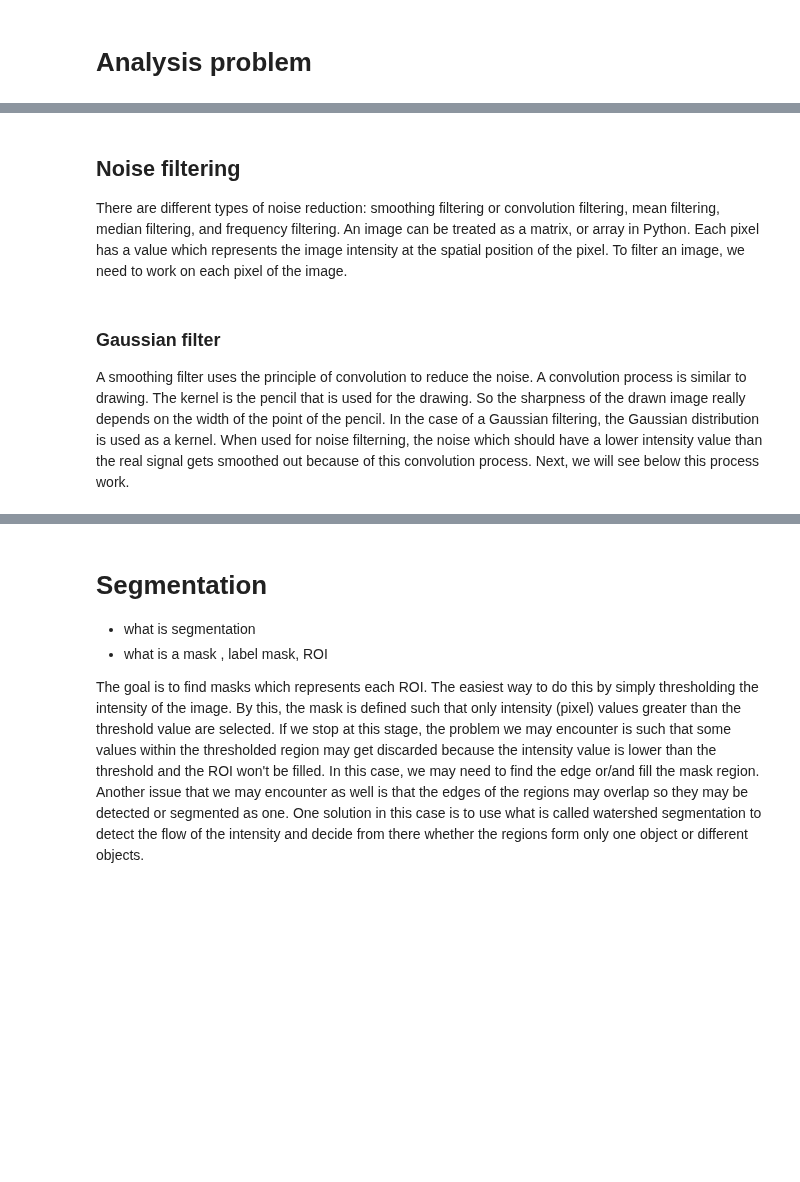
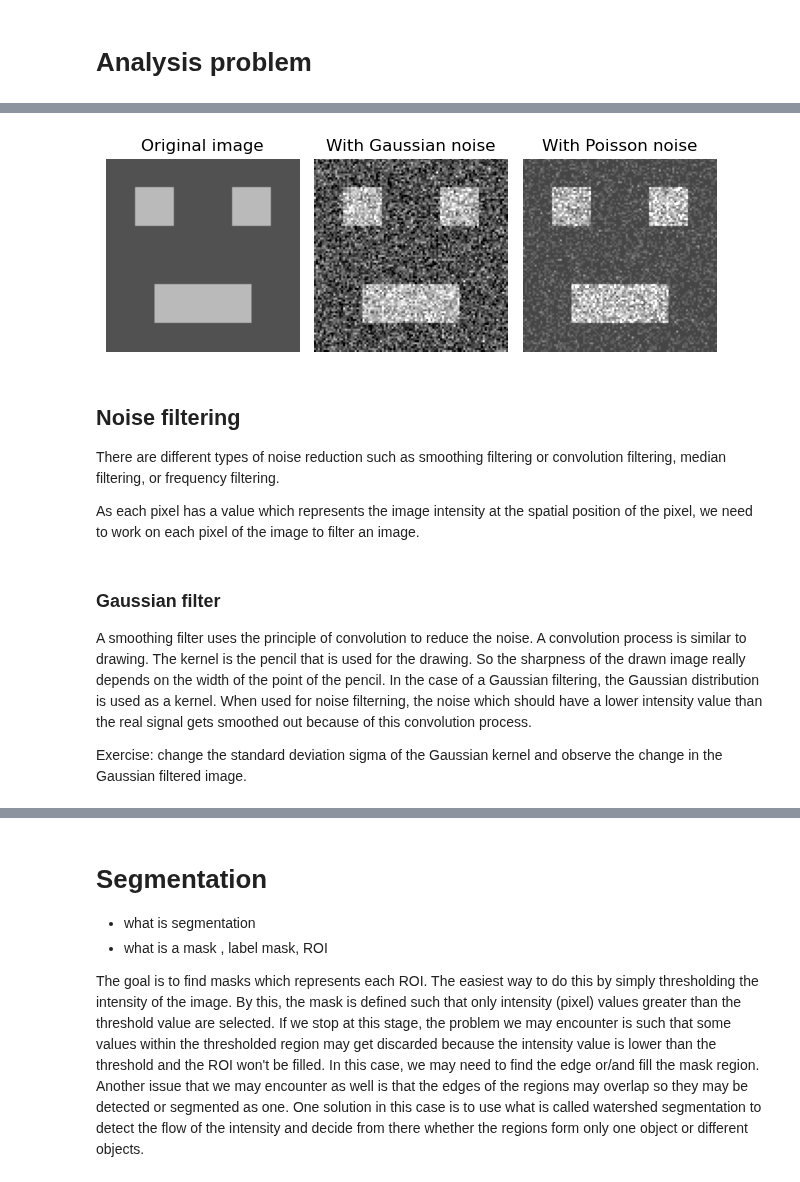
Before and after one commit to u-schulze/Python-course, a Jupyter notebook: Course-main.ipynb, the cells around one changed output, grey strips where cells are left out. Cells and saved outputs as stored; diff of their text form; code cells hidden in the pictures; blank space fills up the shorter version.

```diff
--- a/Course-main.ipynb
+++ b/Course-main.ipynb
@@ -183,41 +238,47 @@ Dominant noise in fluorescence microscopy follows either a Gaussian distribution
 # %%
 # Create a noise free test image
 n = 100
 nphotons = 5
 data = np.zeros((n,n),dtype=float)+0.5
 data[n//4-10:n//4+10, n//4-10:n//4+10] = nphotons
 data[n//4-10:n//4+10, 3*n//4-10:3*n//4+10] = nphotons
 data[3*n//4-10:3*n//4+10, n//4:3*n//4] = nphotons
 
 # Add a Gaussian noise
 mean = 0
-stddev = 1
+stddev = 2
 noisy_gauss_img = data + np.random.normal(mean, stddev, data.shape)
 
 # Apply Poisson noise
 noisy_poisson_img = np.random.poisson(data)
 
 fig, axs = plt.subplots(1, 3)
 axs[0].imshow(data, cmap='gray',vmin=-3,vmax=nphotons+3)
 axs[0].set_title('Original image')
 axs[0].set_axis_off()
 
 axs[1].imshow(noisy_gauss_img, cmap='gray',vmin=-3,vmax=nphotons+3)
 axs[1].set_title('With Gaussian noise')
 axs[1].set_axis_off()
 
 axs[2].imshow(noisy_poisson_img, cmap='gray',vmin=-3,vmax=nphotons+3)
 axs[2].set_title('With Poisson noise')
 axs[2].set_axis_off()
 
 fig.set_tight_layout('tight')
+# %% [output]
+[figure, added]
 # %% [markdown]
 ## Noise filtering
 
-There are different types of noise reduction: smoothing filtering or convolution filtering, mean filtering, median filtering, and frequency filtering. An image can be treated as a matrix, or array in Python. Each pixel has a value which represents the image intensity at the spatial position of the pixel. To filter an image, we need to work on each pixel of the image.
+There are different types of noise reduction such as smoothing filtering or convolution filtering, median filtering, or frequency filtering.
+
+As each pixel has a value which represents the image intensity at the spatial position of the pixel, we need to work on each pixel of the image to filter an image.
 # %% [markdown]
 ### Gaussian filter
-A smoothing filter uses the principle of convolution to reduce the noise. A convolution process is similar to drawing. The kernel is the pencil that is used for the drawing. So the sharpness of the drawn image really depends on the width of the point of the pencil. In the case of a Gaussian filtering, the Gaussian distribution is used as a kernel. When used for noise filterning, the noise which should have a lower intensity value than the real signal gets smoothed out because of this convolution process. Next, we will see below this process work.
+A smoothing filter uses the principle of convolution to reduce the noise. A convolution process is similar to drawing. The kernel is the pencil that is used for the drawing. So the sharpness of the drawn image really depends on the width of the point of the pencil. In the case of a Gaussian filtering, the Gaussian distribution is used as a kernel. When used for noise filterning, the noise which should have a lower intensity value than the real signal gets smoothed out because of this convolution process.
+
+Exercise: change the standard deviation sigma of the Gaussian kernel and observe the change in the Gaussian filtered image.
 # %%
 from skimage import filters
 
```
Also changed, not shown: parts of 33 cells of this notebook.
